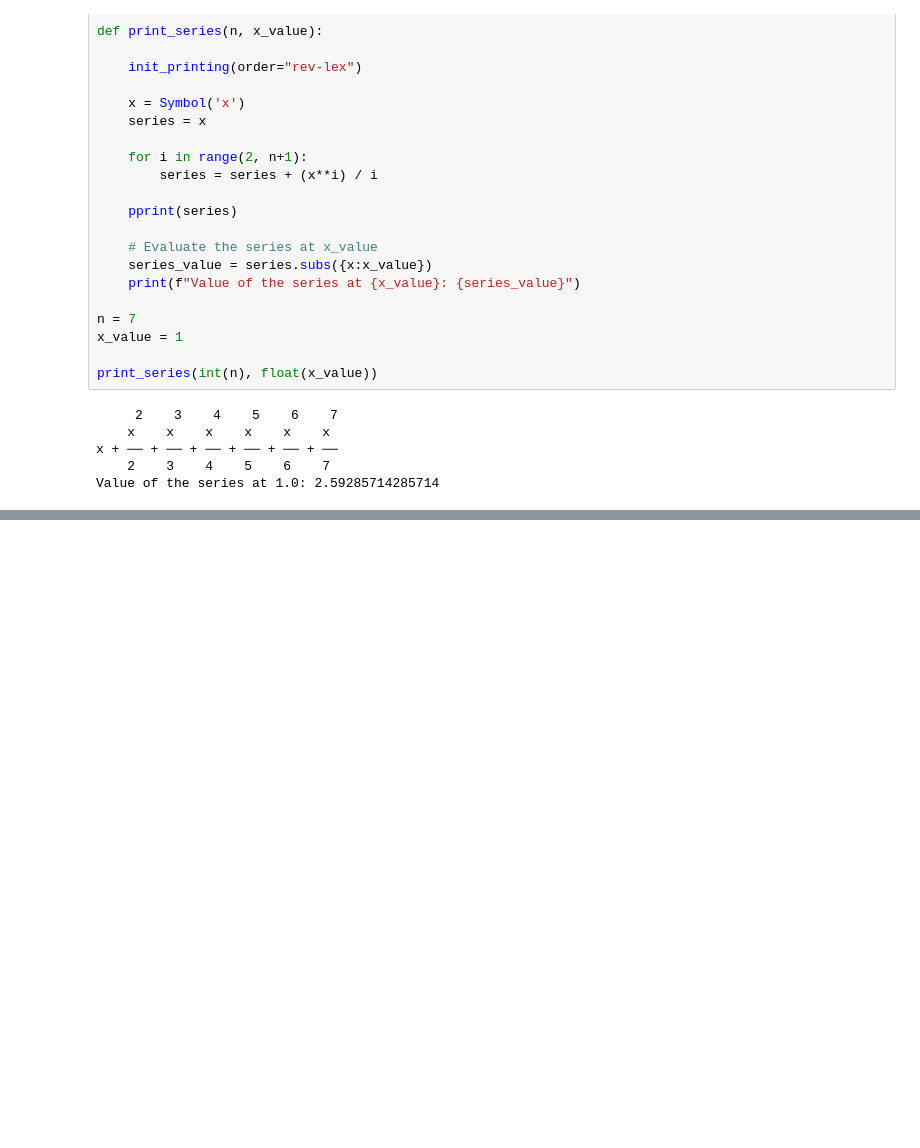
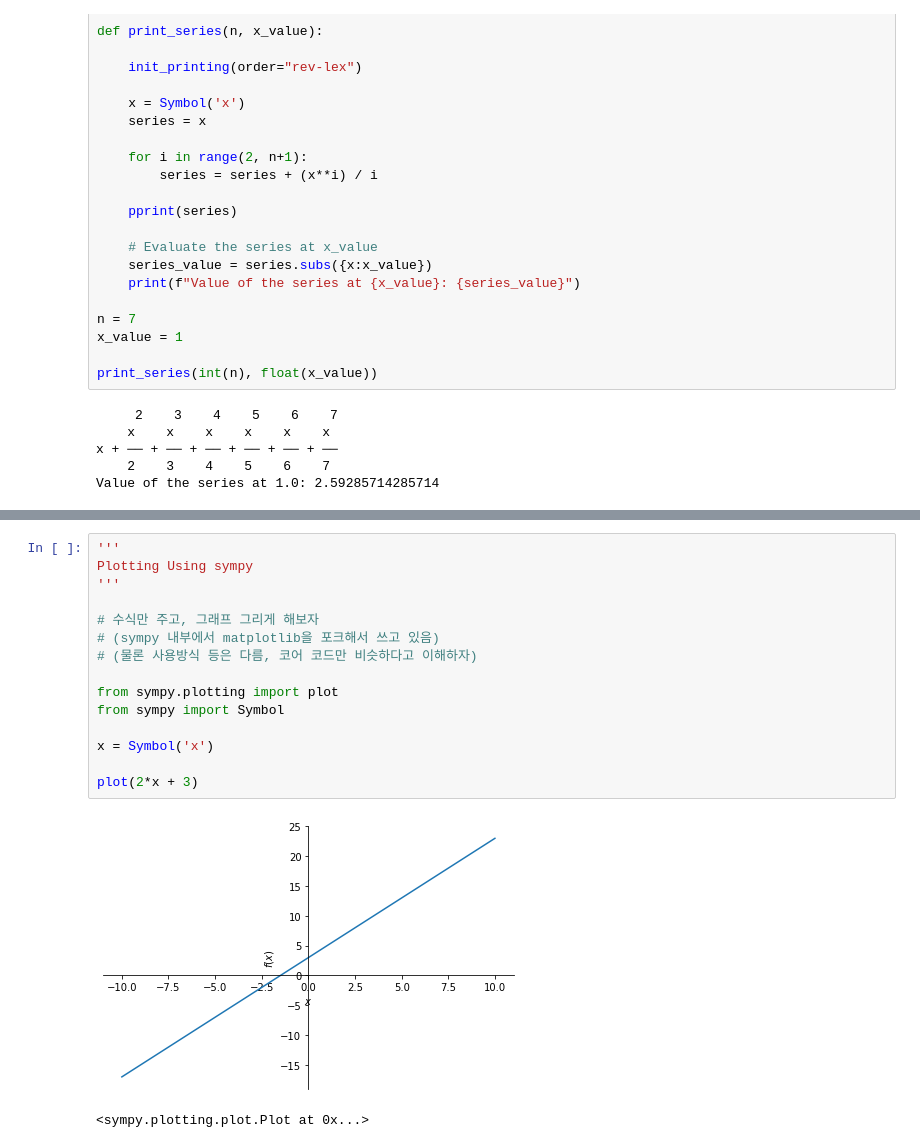
Before and after one commit to mrkkokku/prep, a Jupyter notebook: python/Math/Chap04_Sympy.ipynb, the cells around one changed output, grey strips where cells are left out. Saved outputs shown, nothing was run; the diff lists cells and outputs as text; blank space fills up the shorter version.

```diff
--- a/python/Math/Chap04_Sympy.ipynb
+++ b/python/Math/Chap04_Sympy.ipynb
@@ -263,0 +411,18 @@ Value of the series at 1.0: 2.59285714285714
+# %%
+'''
+Plotting Using sympy
+'''
+
+# 수식만 주고, 그래프 그리게 해보자
+# (sympy 내부에서 matplotlib을 포크해서 쓰고 있음)
+# (물론 사용방식 등은 다름, 코어 코드만 비슷하다고 이해하자)
+
+from sympy.plotting import plot
+from sympy import Symbol
+
+x = Symbol('x')
+
+plot(2*x + 3)
+# %% [output]
+[figure, added]
+<sympy.plotting.plot.Plot at 0x...>
```
Also changed, not shown: parts of 11 cells of this notebook.
